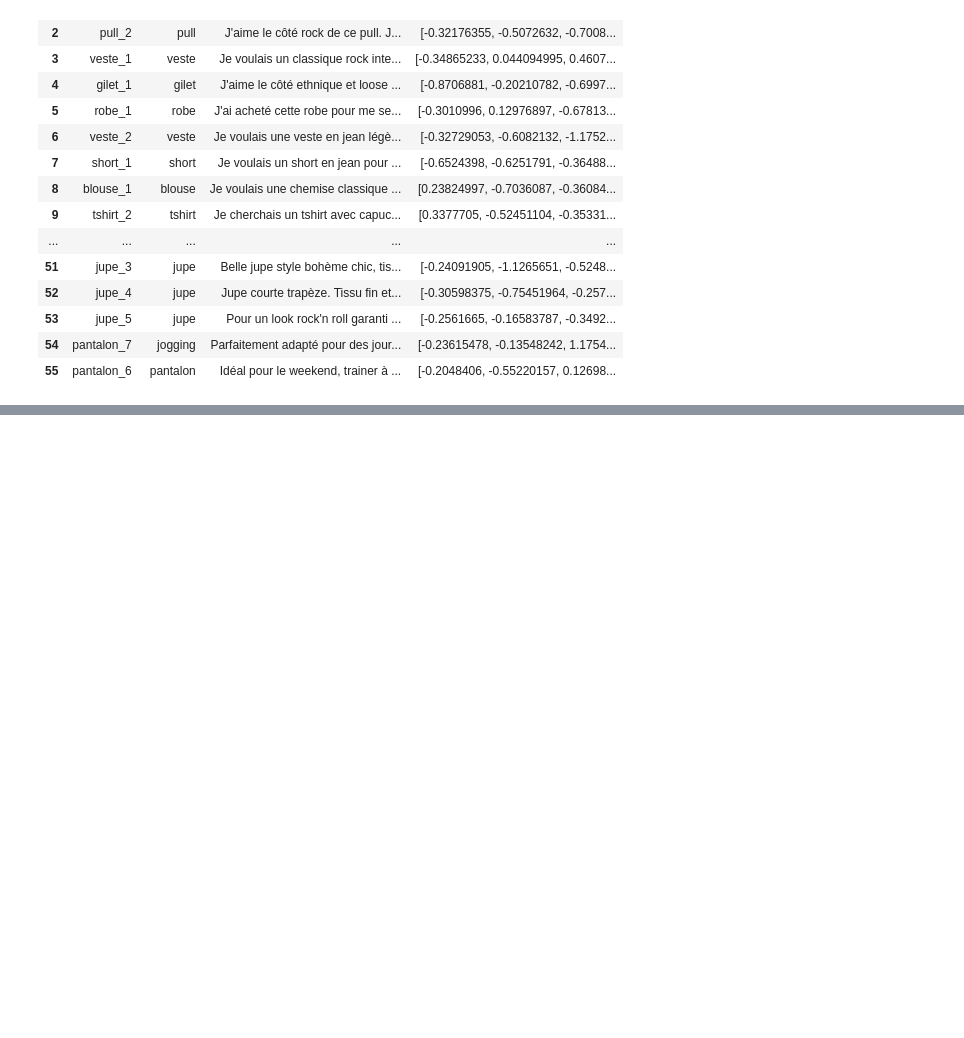
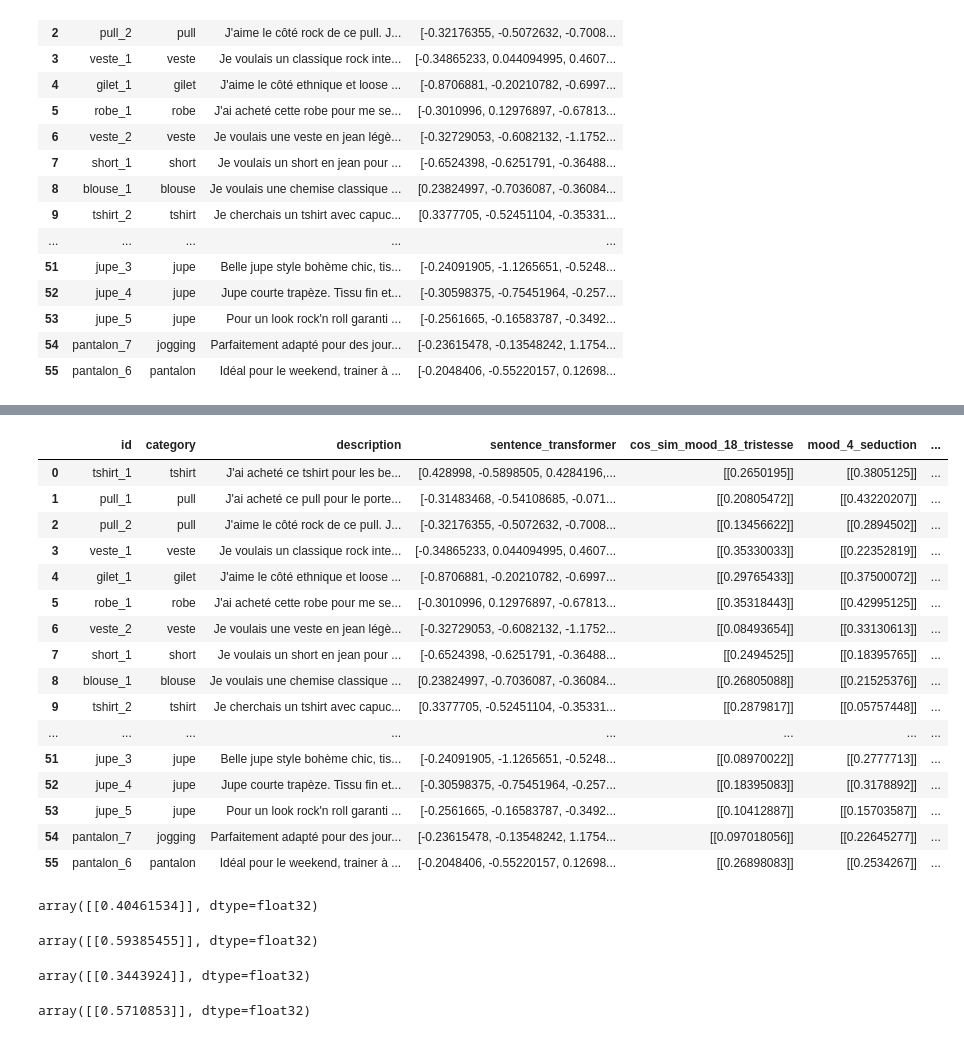
Before and after one commit to Jedha-s-project/Clothes_recommendation, a Jupyter notebook: sentence_transformer.ipynb, the cells around one changed output, grey strips where cells are left out. Cells and saved outputs as stored; diff of their text form; code cells hidden in the pictures; blank space fills up the shorter version.

Commit message:
eval sentence transf

```diff
--- a/sentence_transformer.ipynb
+++ b/sentence_transformer.ipynb
@@ -266,0 +134,59 @@ df_mood
+# %%
+for i in range (len(df_clothes)) :
+    X = df_clothes.loc[i]["sentence_transformer"].reshape(1, -1)
+    Y = df_mood.loc[18]["sentence_transformer"].reshape(1, -1)
+    df_clothes.loc[i]["cos_sim_mood_18_tristesse"] = sklearn.metrics.pairwise.cosine_similarity(X,Y)
+# %%
+for i in range (len(df_clothes)) :
+    X = df_clothes.loc[i]["sentence_transformer"].reshape(1, -1)
+    Y = df_mood.loc[4]["sentence_transformer"].reshape(1, -1)
+    df_clothes.loc[i]["mood_4_seduction"] = sklearn.metrics.pairwise.cosine_similarity(X,Y)
+# %%
+for i in range (len(df_clothes)) :
+    X = df_clothes.loc[i]["sentence_transformer"].reshape(1, -1)
+    Y = df_mood.loc[26]["sentence_transformer"].reshape(1, -1)
+    df_clothes.loc[i]["mood_26_fatigue_maison"] = sklearn.metrics.pairwise.cosine_similarity(X,Y)
+# %%
+for i in range (len(df_clothes)) :
+    X = df_clothes.loc[i]["sentence_transformer"].reshape(1, -1)
+    Y = df_mood.loc[1]["sentence_transformer"].reshape(1, -1)
+    df_clothes.loc[i]["mood_1_travail"] = sklearn.metrics.pairwise.cosine_similarity(X,Y)
+df_clothes
+# %% [output]
+|  | id | category | description | sentence_transformer | cos_sim_mood_18_tristesse | mood_4_seduction | ... |
+| 0 | tshirt_1 | tshirt | J'ai acheté ce tshirt pour les be... | [0.428998, -0.5898505, 0.4284196,... | [[0.2650195]] | [[0.3805125]] | ... |
+| 1 | pull_1 | pull | J'ai acheté ce pull pour le porte... | [-0.31483468, -0.54108685, -0.071... | [[0.20805472]] | [[0.43220207]] | ... |
+| 2 | pull_2 | pull | J'aime le côté rock de ce pull. J... | [-0.32176355, -0.5072632, -0.7008... | [[0.13456622]] | [[0.2894502]] | ... |
+| 3 | veste_1 | veste | Je voulais un classique rock inte... | [-0.34865233, 0.044094995, 0.4607... | [[0.35330033]] | [[0.22352819]] | ... |
+| 4 | gilet_1 | gilet | J'aime le côté ethnique et loose ... | [-0.8706881, -0.20210782, -0.6997... | [[0.29765433]] | [[0.37500072]] | ... |
+| 5 | robe_1 | robe | J'ai acheté cette robe pour me se... | [-0.3010996, 0.12976897, -0.67813... | [[0.35318443]] | [[0.42995125]] | ... |
+| 6 | veste_2 | veste | Je voulais une veste en jean légè... | [-0.32729053, -0.6082132, -1.1752... | [[0.08493654]] | [[0.33130613]] | ... |
+| 7 | short_1 | short | Je voulais un short en jean pour ... | [-0.6524398, -0.6251791, -0.36488... | [[0.2494525]] | [[0.18395765]] | ... |
+| 8 | blouse_1 | blouse | Je voulais une chemise classique ... | [0.23824997, -0.7036087, -0.36084... | [[0.26805088]] | [[0.21525376]] | ... |
+| 9 | tshirt_2 | tshirt | Je cherchais un tshirt avec capuc... | [0.3377705, -0.52451104, -0.35331... | [[0.2879817]] | [[0.05757448]] | ... |
+| ... | ... | ... | ... | ... | ... | ... | ... |
+| 51 | jupe_3 | jupe | Belle jupe style bohème chic, tis... | [-0.24091905, -1.1265651, -0.5248... | [[0.08970022]] | [[0.2777713]] | ... |
+| 52 | jupe_4 | jupe | Jupe courte trapèze. Tissu fin et... | [-0.30598375, -0.75451964, -0.257... | [[0.18395083]] | [[0.3178892]] | ... |
+| 53 | jupe_5 | jupe | Pour un look rock'n roll garanti ... | [-0.2561665, -0.16583787, -0.3492... | [[0.10412887]] | [[0.15703587]] | ... |
+| 54 | pantalon_7 | jogging | Parfaitement adapté pour des jour... | [-0.23615478, -0.13548242, 1.1754... | [[0.097018056]] | [[0.22645277]] | ... |
+| 55 | pantalon_6 | pantalon | Idéal pour le weekend, trainer à ... | [-0.2048406, -0.55220157, 0.12698... | [[0.26898083]] | [[0.2534267]] | ... |
+# %%
+max_value_tristesse = df_clothes['cos_sim_mood_18_tristesse'].max()
+max_value_tristesse
+# %% [output]
+array([[0.40461534]], dtype=float32)
+# %%
+max_value_seduction = df_clothes['mood_4_seduction'].max()
+max_value_seduction
+# %% [output]
+array([[0.59385455]], dtype=float32)
+# %%
+max_value_fatigue = df_clothes['mood_26_fatigue_maison'].max()
+max_value_fatigue
+# %% [output]
+array([[0.3443924]], dtype=float32)
+# %%
+max_value_travail = df_clothes['mood_1_travail'].max()
+max_value_travail
+# %% [output]
+array([[0.5710853]], dtype=float32)
```
Also changed, not shown: parts of 8 cells of this notebook.
